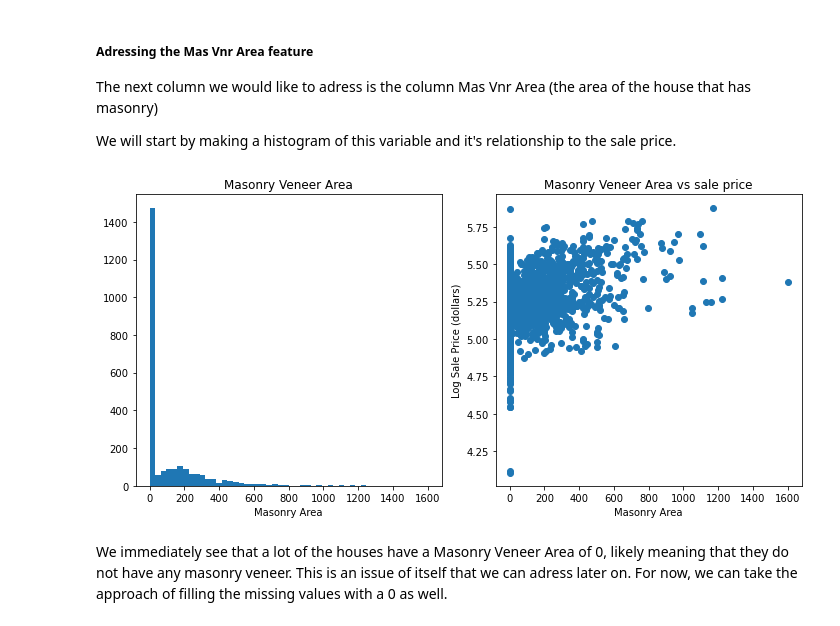
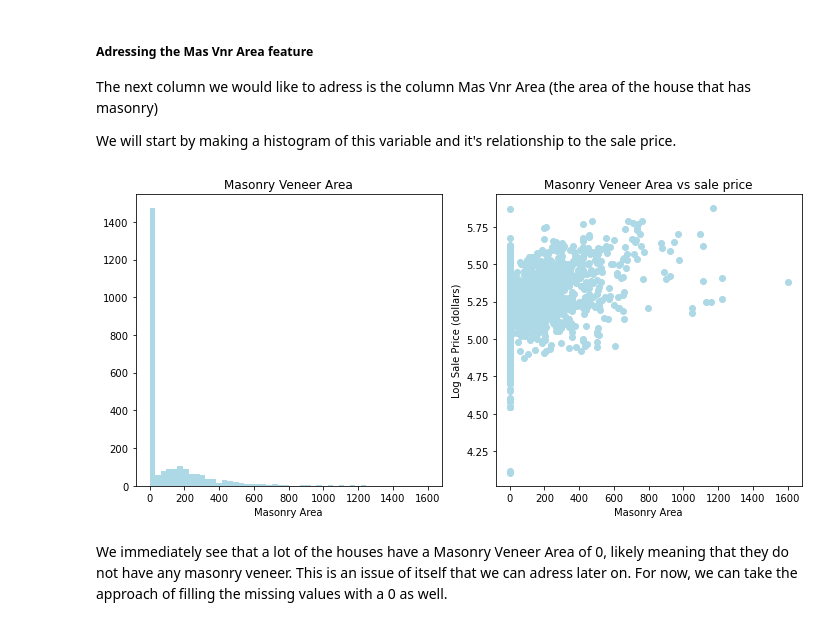
Before and after one commit to OphelieRutschmann/COS_machine_learning, a Jupyter notebook: 03_Machine_Learning_1_Project/01_EDA_dataCleaning.ipynb, the cells around one changed output. Drawn from its saved outputs; the diff is of its cells as text; code cells hidden in the pictures.

```diff
--- a/03_Machine_Learning_1_Project/01_EDA_dataCleaning.ipynb
+++ b/03_Machine_Learning_1_Project/01_EDA_dataCleaning.ipynb
@@ -344,18 +346,18 @@ The next column we would like to adress is the column Mas Vnr Area (the area of
 We will start by making a histogram of this variable and it's relationship to the sale price.
 # %%
 fig, axes = plt.subplots(1, 2, figsize=(10,5))
-axes[0].hist(df["Mas Vnr Area"], bins=50)
+axes[0].hist(df["Mas Vnr Area"], bins=50, color="lightblue")
 axes[0].set_title("Masonry Veneer Area")
 axes[0].set_xlabel("Masonry Area")
 
-axes[1].scatter(x=df["Mas Vnr Area"], y=np.log10(df["SalePrice"]))
+axes[1].scatter(x=df["Mas Vnr Area"], y=np.log10(df["SalePrice"]), color="lightblue")
 axes[1].set_title("Masonry Veneer Area vs sale price")
 axes[1].set_xlabel("Masonry Area")
 axes[1].set_ylabel("Log Sale Price (dollars)")
 plt.tight_layout()
 plt.show()
 # %% [output]
-[figure, old version]
+[figure, new version]
 # %% [markdown]
 We immediately see that a lot of the houses have a Masonry Veneer Area of 0, likely meaning that they do not have any masonry veneer. This is an issue of itself that we can adress later on. For now, we can take the approach of filling the missing values with a 0 as well.
 # %%
```
Also changed, not shown: parts of 85 cells of this notebook, 3 other files.
